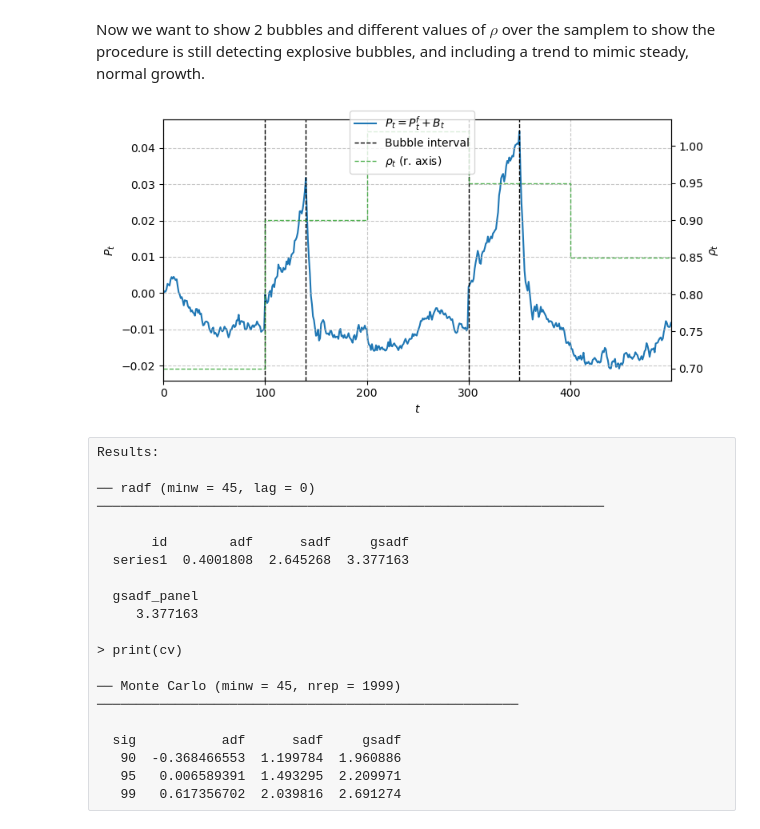
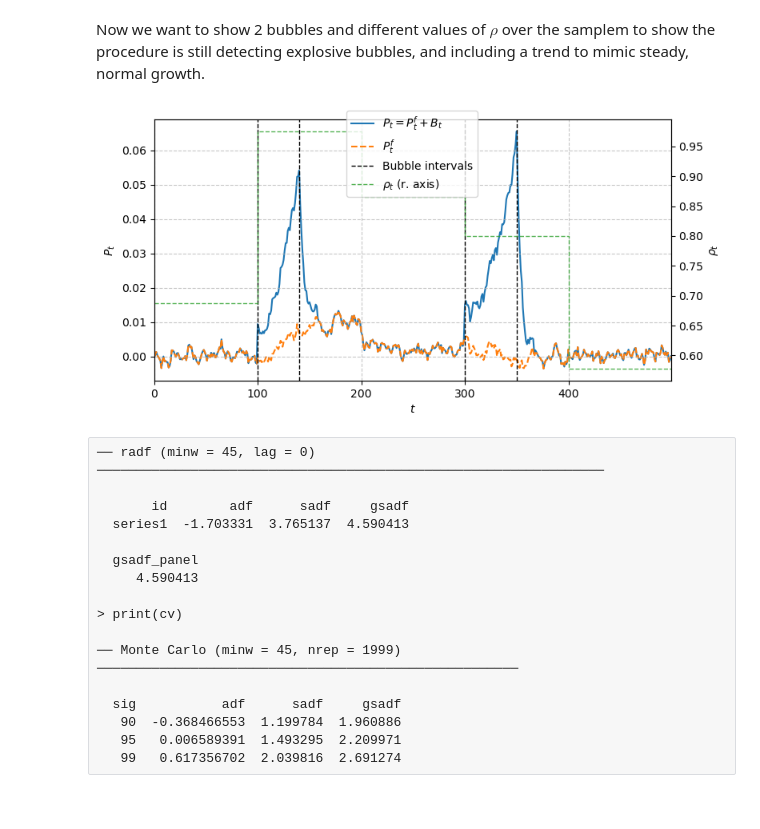
Before and after one commit to emilfriis/Bachelor, a Jupyter notebook: emil/simulations.ipynb, the cells around one changed output. Drawn from its saved outputs; the diff is of its cells as text; code cells hidden in the pictures.

```diff
--- a/emil/simulations.ipynb
+++ b/emil/simulations.ipynb
@@ -272,17 +272,18 @@ plt.show()
 Now we want to show 2 bubbles and different values of $\rho$ over the samplem to show the procedure is still detecting explosive bubbles, and including a trend to mimic steady, normal growth.
 # %%
 T = 500
-Pf_tv, B_tv, P_tv = simulation_master.simulate_price_with_bubbles(
+Pf_tv, B_tv, P_tv, rho_tv = simulation_master.simulate_price_with_bubbles(
     T=T,
-    random_rho=False,
+    random_rho=True,
+    return_rho=True,
     rho_min=0.5,
     rho_max=1.0,
     rho_block_size=100,
     P0=0.0,
-    mu_f=0.00,
+    mu_f=0.0001,
     sigma_f=0.001,
     include_bubble=True,
-    R=0.03,
+    R=0.04,
     sigma_b=0.001,
     t_start1=100,
     t_end1=140,
@@ -294,46 +295,48 @@ Pf_tv, B_tv, P_tv = simulation_master.simulate_price_with_bubbles(
     seed=42,
 )
 
 fig, ax1 = plt.subplots(figsize=(8, 4))
 
 # Left axis: price
 ax1.plot(P_tv.index, P_tv.values, label=r"$P_t = P_t^f + B_t$", color="tab:blue", zorder=1)
+ax1.plot(Pf_tv.index, Pf_tv.values, label=r"$P_t^f$", color="tab:orange", zorder=1, linestyle = "--")
 ax1.set_xlabel("$t$")
 ax1.set_ylabel(r"$P_t$")
 ax1.tick_params(axis="y")
-ax1.axvline(100, color="black", linestyle="--", label="Bubble interval", linewidth=1)
+ax1.axvline(100, color="black", linestyle="--", label="Bubble intervals", linewidth=1)
 ax1.axvline(140, color="black", linestyle="--", linewidth=1)
 ax1.axvline(300, color="black", linestyle="--", linewidth=1)
 ax1.axvline(350, color="black", linestyle="--", linewidth=1)
 ax1.grid(True, linestyle="--", alpha=0.7)
 ax1.margins(x=0)
 
 # Right axis: rho_t
 ax2 = ax1.twinx()
 ax2.step(rho_tv.index, rho_tv.values, where="post", color="tab:green", label=r"$\rho_t$ (r. axis)", zorder=0, linestyle="--", alpha=0.8, linewidth=1)
 ax2.set_ylabel(r"$\rho_t$")
 ax2.tick_params(axis="y")
 ax2.set_zorder(0)
 
 
 fig.legend(loc="upper center")
 fig.tight_layout()
+
+plt.savefig("../figures/P_tv.pdf", format="pdf", bbox_inches="tight")
+
 plt.show()
 
 # download as csv
-# P_tv.to_csv("../data/P_tv.csv", index=False)
+P_tv.to_csv("../data/P_tv.csv", index=False)
 # %% [output]
-[figure, old version]
+[figure, new version]
 # %% [raw]
-Results:
-
 ── radf (minw = 45, lag = 0) ─────────────────────────────────────────────────────────────────
 
        id        adf      sadf     gsadf
-  series1  0.4001808  2.645268  3.377163
+  series1  -1.703331  3.765137  4.590413
 
   gsadf_panel
-     3.377163
+     4.590413
 
 > print(cv)
 
```
Also changed, not shown: parts of 2 cells of this notebook, 20 other files.
